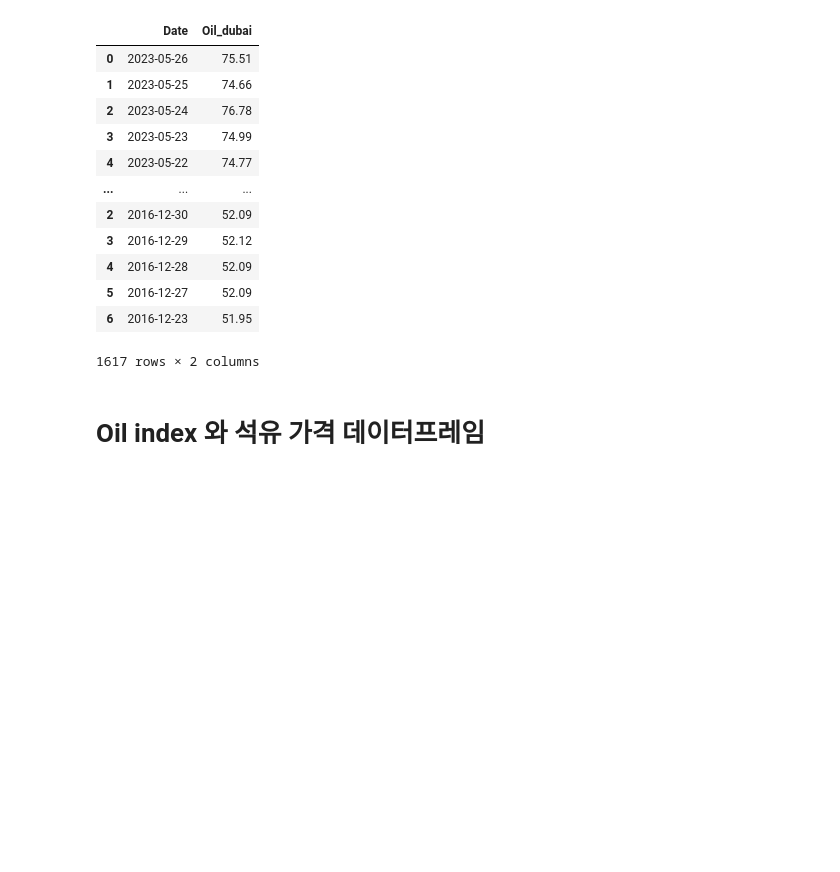
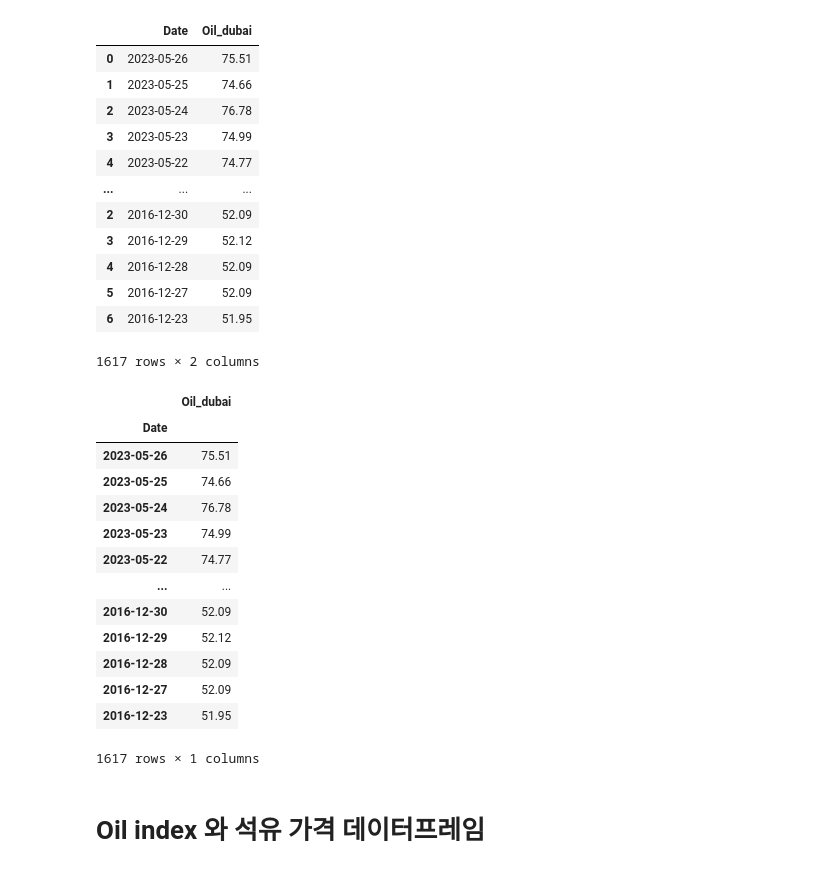
Before and after one commit to 21ckwj/project, a Jupyter notebook: 석유관련주 예측/프로젝트1_전체석유관련주+ 현물선물유가비교.ipynb, the cells around one changed output. Drawn from its saved outputs; the diff is of its cells as text; code cells hidden in the pictures; blank space fills up the shorter version.

```diff
--- a/석유관련주 예측/프로젝트1_전체석유관련주+ 현물선물유가비교.ipynb
+++ b/석유관련주 예측/프로젝트1_전체석유관련주+ 현물선물유가비교.ipynb
@@ -578,6 +578,24 @@ df_dubai
 | 5 | 2016-12-27 | 52.09 |
 | 6 | 2016-12-23 | 51.95 |
 1617 rows × 2 columns
+# %%
+df_dubai = df_dubai.set_index('Date')
+df_dubai
+# %% [output]
+|  | Oil_dubai |
+| Date |  |
+| 2023-05-26 | 75.51 |
+| 2023-05-25 | 74.66 |
+| 2023-05-24 | 76.78 |
+| 2023-05-23 | 74.99 |
+| 2023-05-22 | 74.77 |
+| ... | ... |
+| 2016-12-30 | 52.09 |
+| 2016-12-29 | 52.12 |
+| 2016-12-28 | 52.09 |
+| 2016-12-27 | 52.09 |
+| 2016-12-23 | 51.95 |
+1617 rows × 1 columns
 # %%
 # df_dubai.to_csv("duabi_naver_2017.csv")
 # %% [markdown]
```
